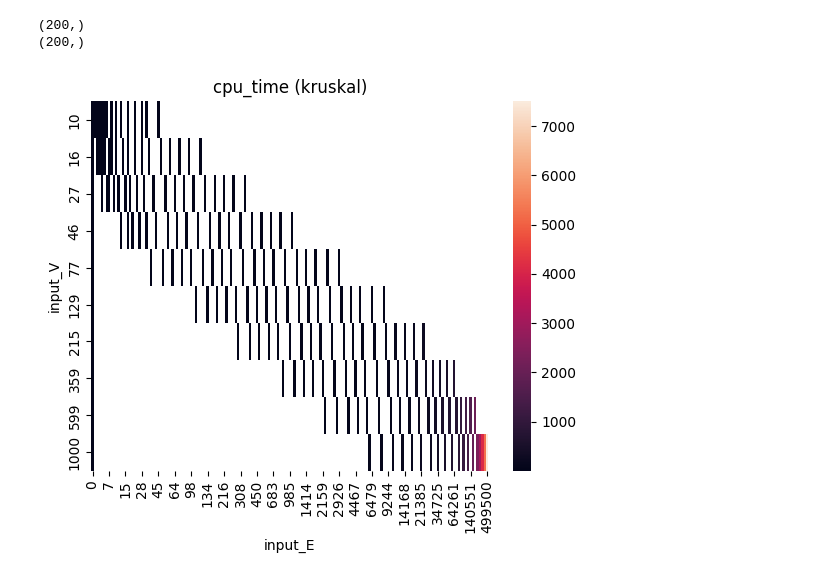
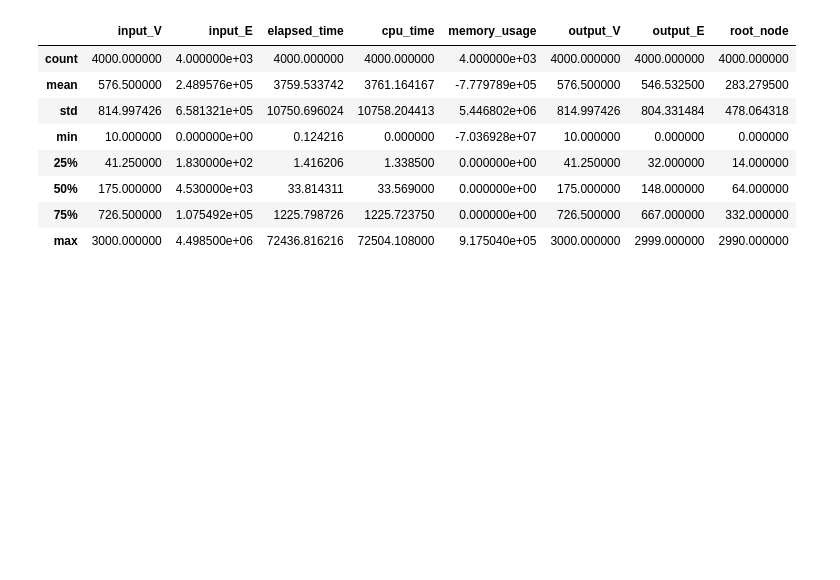
Before and after one commit to mtsz-thiago/GA026-Algorithms-I, a Jupyter notebook: experimentos.ipynb, the cells around one changed output. Cells and saved outputs as stored; diff of their text form; code cells hidden in the pictures; blank space fills up the shorter version.

```diff
--- a/experimentos.ipynb
+++ b/experimentos.ipynb
@@ -23,16 +25,12 @@ def create_log_grid(max_vertices, num_points_V, num_points_E):
 
     return v_mesh, e_mesh, edges_completeness
 # %%
-max_vertices = 1000
-num_points_v = 10
+max_vertices = 3000
+min_vertices = 10
+num_points_v = 20
 num_points_e = 20
 
-vertices, edges, edges_completeness = create_log_grid(max_vertices, num_points_v, num_points_e)
-print(vertices.shape)
-print(edges.shape)
+vertices, edges, edges_completeness = create_log_grid(max_vertices, min_vertices, num_points_v, num_points_e)
-# %% [output]
-(200,)
-(200,)
 # %%
 @measure_performance
 def measure_prims_performance(graph: TGraph, root_id: int) -> PerformanceMeasure:
@@ -51,10 +49,22 @@ def execute_experiments(graph: TGraph, measure_func: callable, num_experimets=10
 # %%
 graph_factory = WeightedGraphFactory(vertices, edges, 100, 0)
 # %%
+# kruskal_data = []
+# for g in tqdm(graph_factory):
+#     kruskal_data.extend(execute_experiments(g, measure_kruskal_performance))
 
-kruskal_data = []
-for g in tqdm(graph_factory):
-    kruskal_data.extend(execute_experiments(g, measure_kruskal_performance))
+# kruskal_df = pd.DataFrame.from_records(kruskal_data)
+# kruskal_df.to_csv('./outputs/kruskal.csv')
 
-kruskal_df = pd.DataFrame.from_records(kruskal_data)
-kruskal_df.set_index(['input_V', 'input_E'], inplace=True)
+kruskal_df = pd.read_csv('./outputs/kruskal.csv')
+kruskal_df.describe()
+# %% [output]
+|  | input_V | input_E | elapsed_time | cpu_time | memory_usage | output_V | output_E | root_node |
+| count | 4000.000000 | 4.000000e+03 | 4000.000000 | 4000.000000 | 4.000000e+03 | 4000.000000 | 4000.000000 | 4000.000000 |
+| mean | 576.500000 | 2.489576e+05 | 3759.533742 | 3761.164167 | -7.779789e+05 | 576.500000 | 546.532500 | 283.279500 |
+| std | 814.997426 | 6.581321e+05 | 10750.696024 | 10758.204413 | 5.446802e+06 | 814.997426 | 804.331484 | 478.064318 |
+| min | 10.000000 | 0.000000e+00 | 0.124216 | 0.000000 | -7.036928e+07 | 10.000000 | 0.000000 | 0.000000 |
+| 25% | 41.250000 | 1.830000e+02 | 1.416206 | 1.338500 | 0.000000e+00 | 41.250000 | 32.000000 | 14.000000 |
+| 50% | 175.000000 | 4.530000e+03 | 33.814311 | 33.569000 | 0.000000e+00 | 175.000000 | 148.000000 | 64.000000 |
+| 75% | 726.500000 | 1.075492e+05 | 1225.798726 | 1225.723750 | 0.000000e+00 | 726.500000 | 667.000000 | 332.000000 |
+| max | 3000.000000 | 4.498500e+06 | 72436.816216 | 72504.108000 | 9.175040e+05 | 3000.000000 | 2999.000000 | 2990.000000 |
@@ -63,16 +70,0 @@ kruskal_df.set_index(['input_V', 'input_E'], inplace=True)
-# %%
-# Reshape the data for heatmap
-heatmap_data = kruskal_df.pivot_table(index='input_V', columns='input_E', values='cpu_time', aggfunc=np.mean)
-
-# Plot the heatmap
-sns.heatmap(heatmap_data)
-
-# Set the axis labels
-plt.xlabel('input_E')
-plt.ylabel('input_V')
-plt.title('cpu_time (kruskal)')
-
-# Show the plot
-plt.show()
-# %% [output]
-[figure, removed]
```
Also changed, not shown: parts of 9 cells of this notebook, 1 other file.
